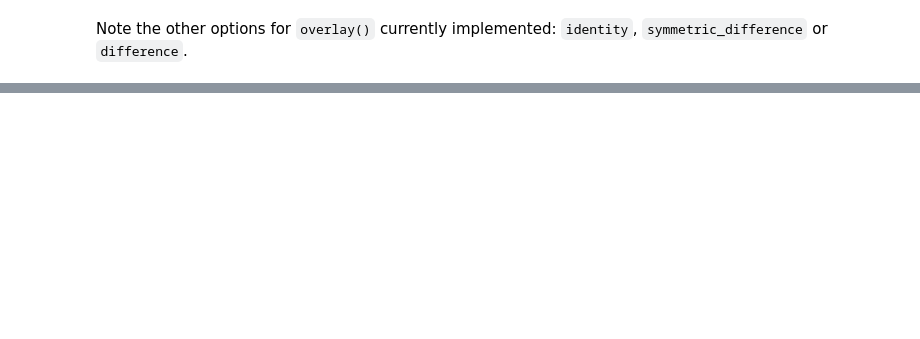
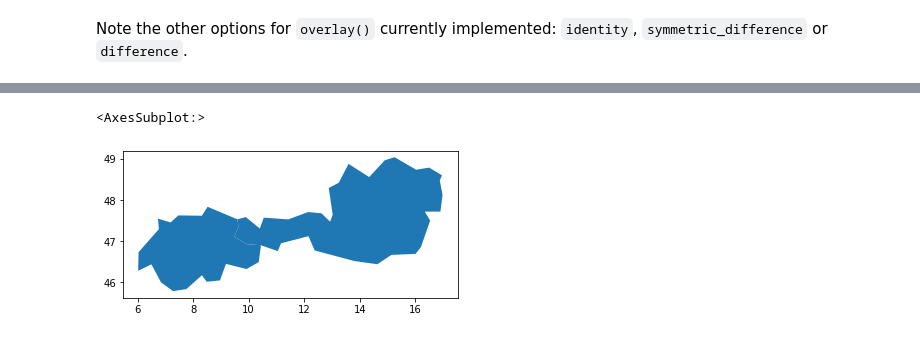
Before and after one commit to sebastianhohmann/geopandas_examples, a Jupyter notebook: _04_common_recipes_reatures.ipynb, the cells around one changed output, grey strips where cells are left out. Drawn from its saved outputs; the diff is of its cells as text; code cells hidden in the pictures; blank space fills up the shorter version.

```diff
--- a/_04_common_recipes_reatures.ipynb
+++ b/_04_common_recipes_reatures.ipynb
@@ -140,0 +149,4 @@ Note the other options for `overlay()` currently implemented: `identity`, `symme
+# %%
+# For attribute join
+country_shapes = world[['geometry', 'iso_a3']]
+country_names = world[['name', 'iso_a3']]
@@ -140,0 +210,8 @@ Note the other options for `overlay()` currently implemented: `identity`, `symme
+# %%
+country_names_cheaut = country_names[country_names.iso_a3.isin(['CHE', 'AUT'])]
+country_shapes_names_cheaut = country_shapes.merge(country_names_cheaut, on='iso_a3', how='inner')
+# %%
+country_shapes_names_cheaut.plot()
+# %% [output]
+<AxesSubplot:>
+[figure, added]
```
Also changed, not shown: parts of 31 cells of this notebook.
